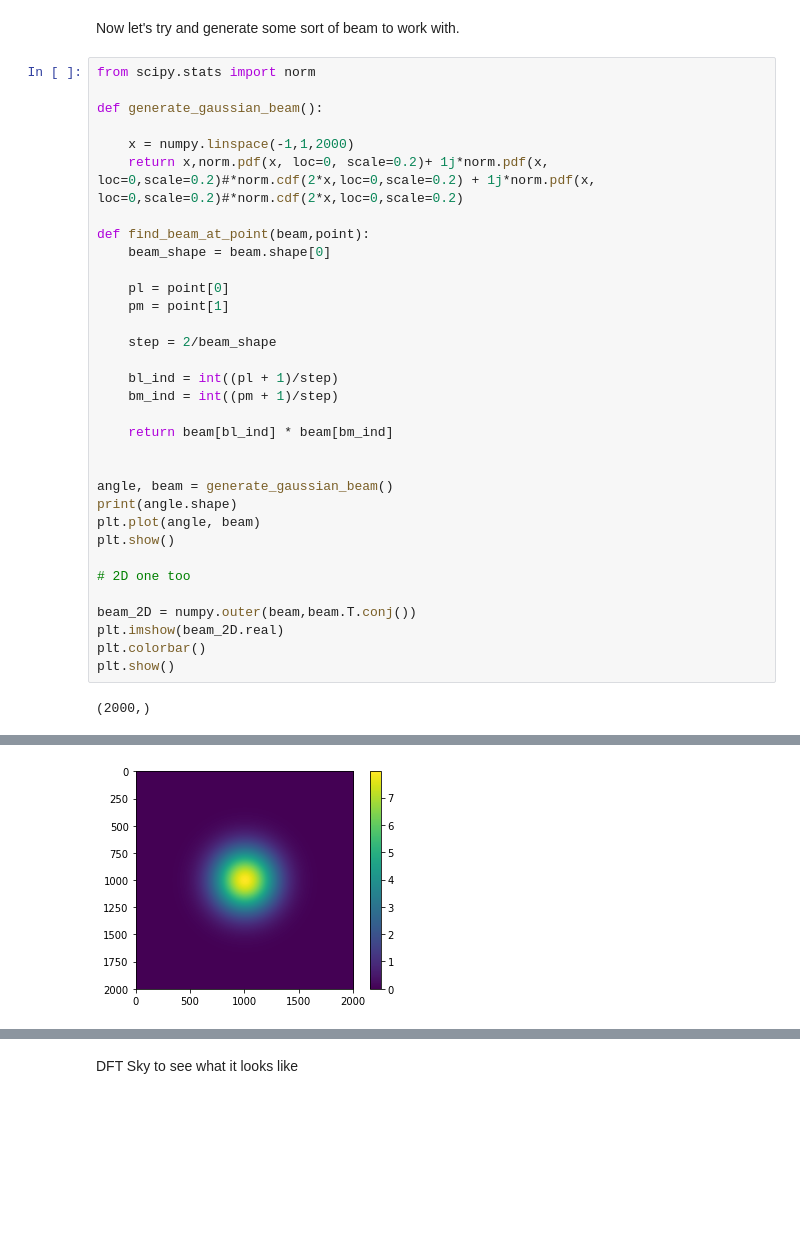
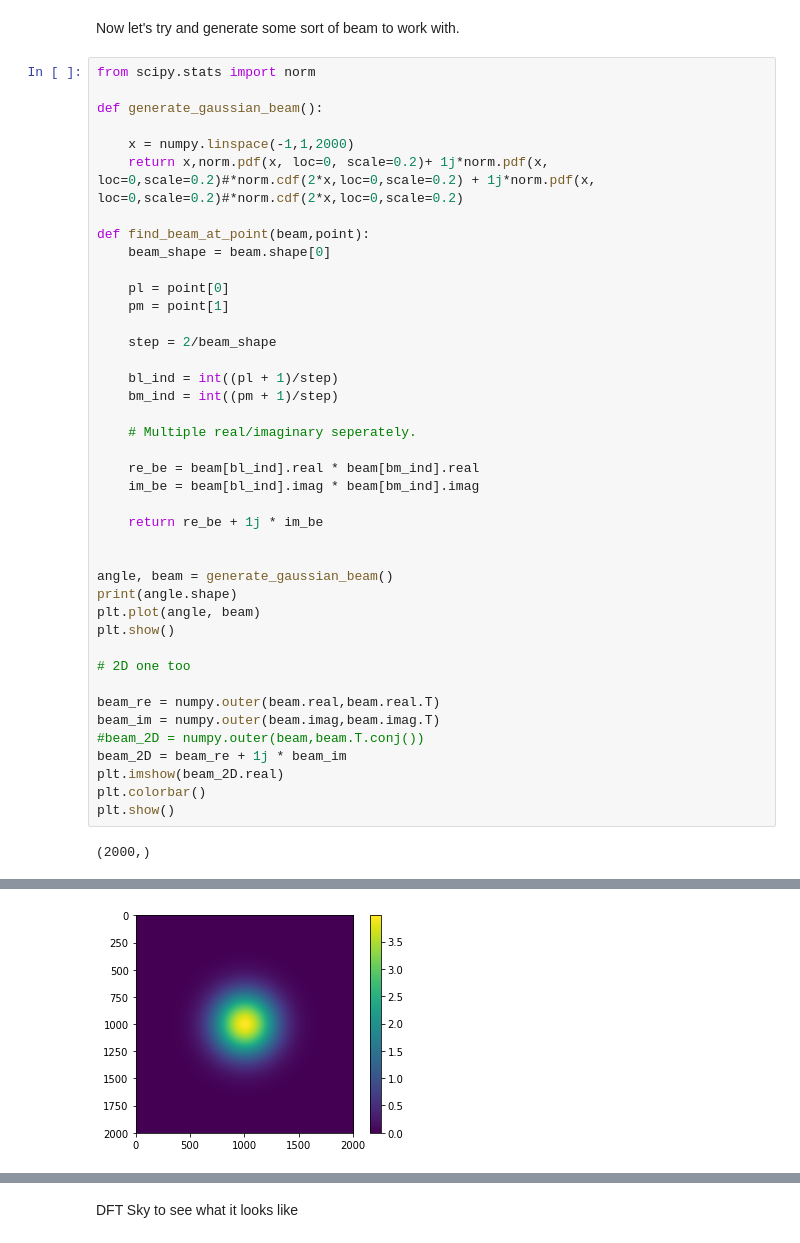
Before and after one commit to HERA-Team/ClosurePS, a Jupyter notebook: simulation/closureredundancy.ipynb, the cells around one changed output, grey strips where cells are left out. Cells and saved outputs as stored; diff of their text form; blank space fills up the shorter version.

```diff
--- a/simulation/closureredundancy.ipynb
+++ b/simulation/closureredundancy.ipynb
@@ -102,36 +102,44 @@ def generate_gaussian_beam():
 
     x = numpy.linspace(-1,1,2000)
     return x,norm.pdf(x, loc=0, scale=0.2)+ 1j*norm.pdf(x, loc=0,scale=0.2)#*norm.cdf(2*x,loc=0,scale=0.2) + 1j*norm.pdf(x, loc=0,scale=0.2)#*norm.cdf(2*x,loc=0,scale=0.2)
 
 def find_beam_at_point(beam,point):
     beam_shape = beam.shape[0]
 
     pl = point[0]
     pm = point[1]
 
     step = 2/beam_shape
 
     bl_ind = int((pl + 1)/step)
     bm_ind = int((pm + 1)/step)
 
-    return beam[bl_ind] * beam[bm_ind]
+    # Multiple real/imaginary seperately.
+
+    re_be = beam[bl_ind].real * beam[bm_ind].real
+    im_be = beam[bl_ind].imag * beam[bm_ind].imag
+
+    return re_be + 1j * im_be
 
 
 angle, beam = generate_gaussian_beam()
 print(angle.shape)
 plt.plot(angle, beam)
 plt.show()
 
 # 2D one too
 
-beam_2D = numpy.outer(beam,beam.T.conj())
+beam_re = numpy.outer(beam.real,beam.real.T)
+beam_im = numpy.outer(beam.imag,beam.imag.T)
+#beam_2D = numpy.outer(beam,beam.T.conj())
+beam_2D = beam_re + 1j * beam_im
 plt.imshow(beam_2D.real)
 plt.colorbar()
 plt.show()
 # %% [output]
 (2000,)
 [figure]
-[figure, old version]
+[figure, new version]
 # %%
 # For simulating Electric Fields
 def simulate_electric_fields_gaussianbeam(locations_uvw,points,beam):
```
Also changed, not shown: parts of 45 cells of this notebook.
